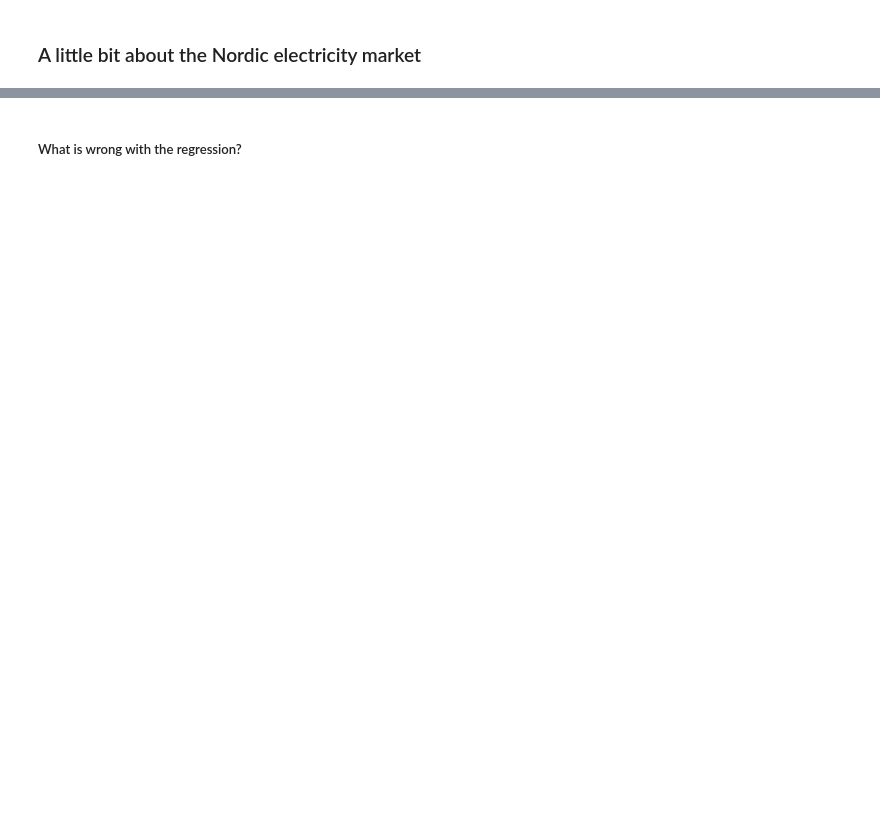
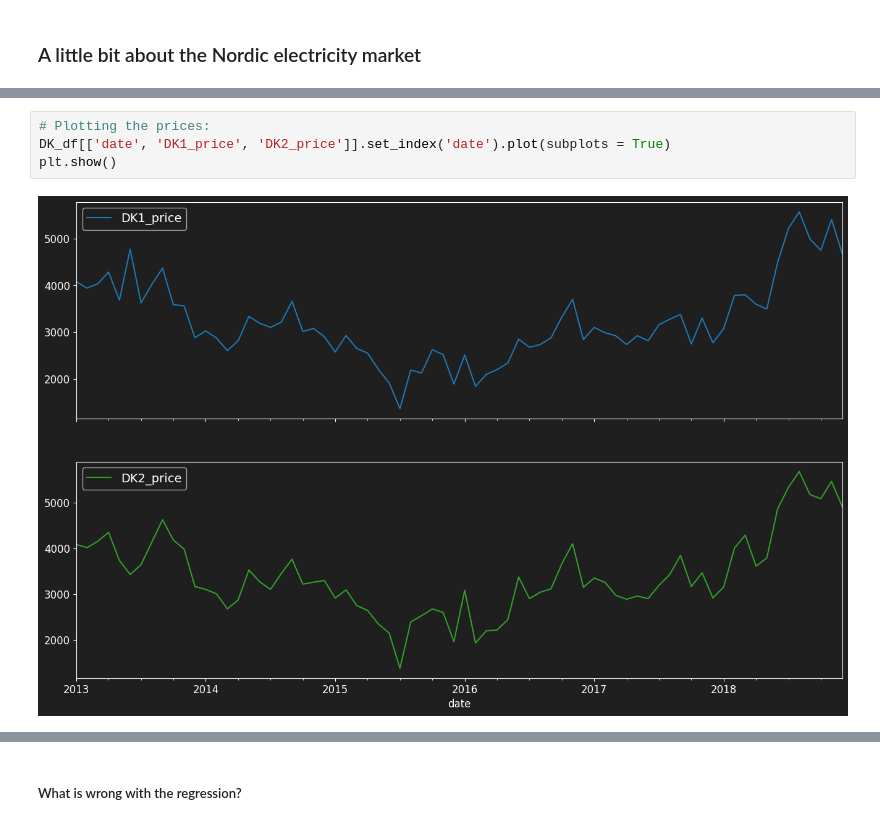
Before and after one commit to sebalexsmith/MET2010, a Jupyter notebook: Labs/Lab 13.ipynb, the cells around one changed output, grey strips where cells are left out. Saved outputs shown, nothing was run; the diff lists cells and outputs as text; blank space fills up the shorter version.

```diff
--- a/Labs/Lab 13.ipynb
+++ b/Labs/Lab 13.ipynb
@@ -43,0 +137,6 @@ pd.set_option('display.max_columns', None)
+# %%
+# Plotting the prices:
+DK_df[['date', 'DK1_price', 'DK2_price']].set_index('date').plot(subplots = True)
+plt.show()
+# %% [output]
+[figure, added]
```
Also changed, not shown: parts of 67 cells of this notebook, 1 other file.
